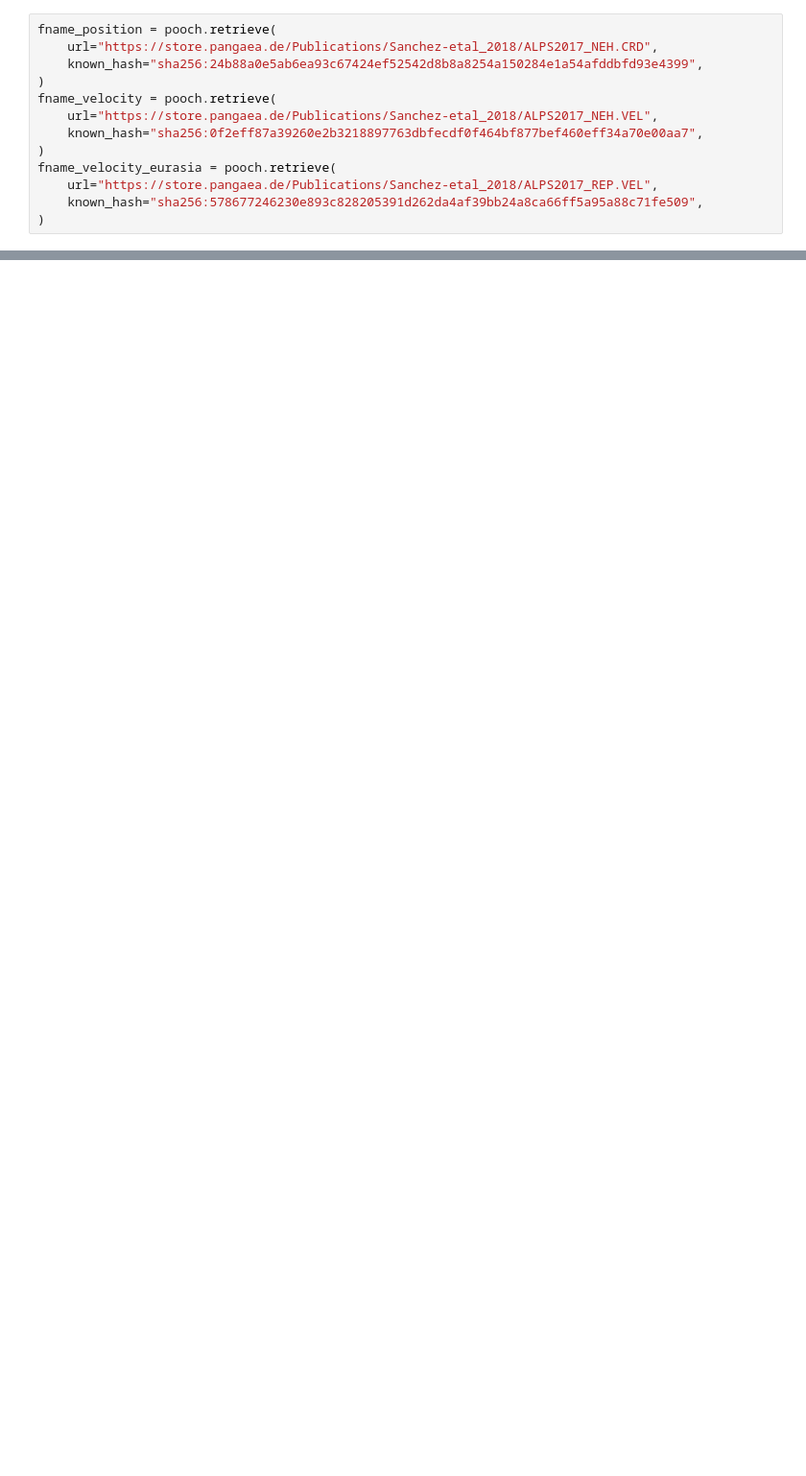
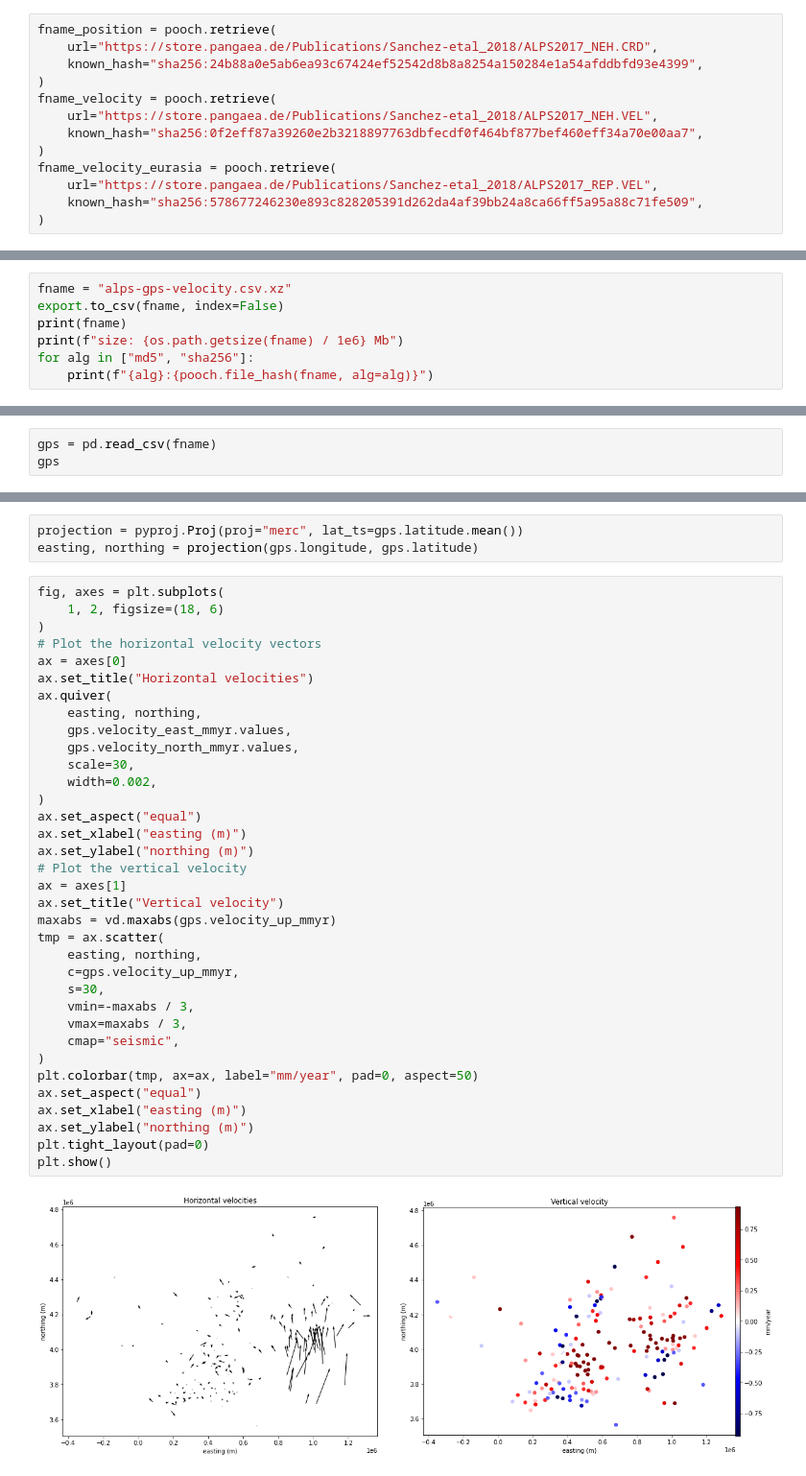
Before and after one commit to fatiando/data, a Jupyter notebook: alps-gps-velocity/prepare.ipynb, the cells around one changed output, grey strips where cells are left out. Shown: that part at 96% size. Cells and saved outputs as stored; diff of their text form; blank space fills up the shorter version.

```diff
--- a/alps-gps-velocity/prepare.ipynb
+++ b/alps-gps-velocity/prepare.ipynb
@@ -176,0 +325,7 @@ plt.show()
+# %%
+fname = "alps-gps-velocity.csv.xz"
+export.to_csv(fname, index=False)
+print(fname)
+print(f"size: {os.path.getsize(fname) / 1e6} Mb")
+for alg in ["md5", "sha256"]:
+    print(f"{alg}:{pooch.file_hash(fname, alg=alg)}")
@@ -176,0 +341,3 @@ plt.show()
+# %%
+gps = pd.read_csv(fname)
+gps
@@ -176,0 +358,40 @@ plt.show()
+# %%
+projection = pyproj.Proj(proj="merc", lat_ts=gps.latitude.mean())
+easting, northing = projection(gps.longitude, gps.latitude)
+# %%
+fig, axes = plt.subplots(
+    1, 2, figsize=(18, 6)
+)
+# Plot the horizontal velocity vectors
+ax = axes[0]
+ax.set_title("Horizontal velocities")
+ax.quiver(
+    easting, northing,
+    gps.velocity_east_mmyr.values,
+    gps.velocity_north_mmyr.values,
+    scale=30,
+    width=0.002,
+)
+ax.set_aspect("equal")
+ax.set_xlabel("easting (m)")
+ax.set_ylabel("northing (m)")
+# Plot the vertical velocity
+ax = axes[1]
+ax.set_title("Vertical velocity")
+maxabs = vd.maxabs(gps.velocity_up_mmyr)
+tmp = ax.scatter(
+    easting, northing,
+    c=gps.velocity_up_mmyr,
+    s=30,
+    vmin=-maxabs / 3,
+    vmax=maxabs / 3,
+    cmap="seismic",
+)
+plt.colorbar(tmp, ax=ax, label="mm/year", pad=0, aspect=50)
+ax.set_aspect("equal")
+ax.set_xlabel("easting (m)")
+ax.set_ylabel("northing (m)")
+plt.tight_layout(pad=0)
+plt.show()
+# %% [output]
+[figure, added]
```
Also changed, not shown: parts of 21 cells of this notebook, 2 other files.
